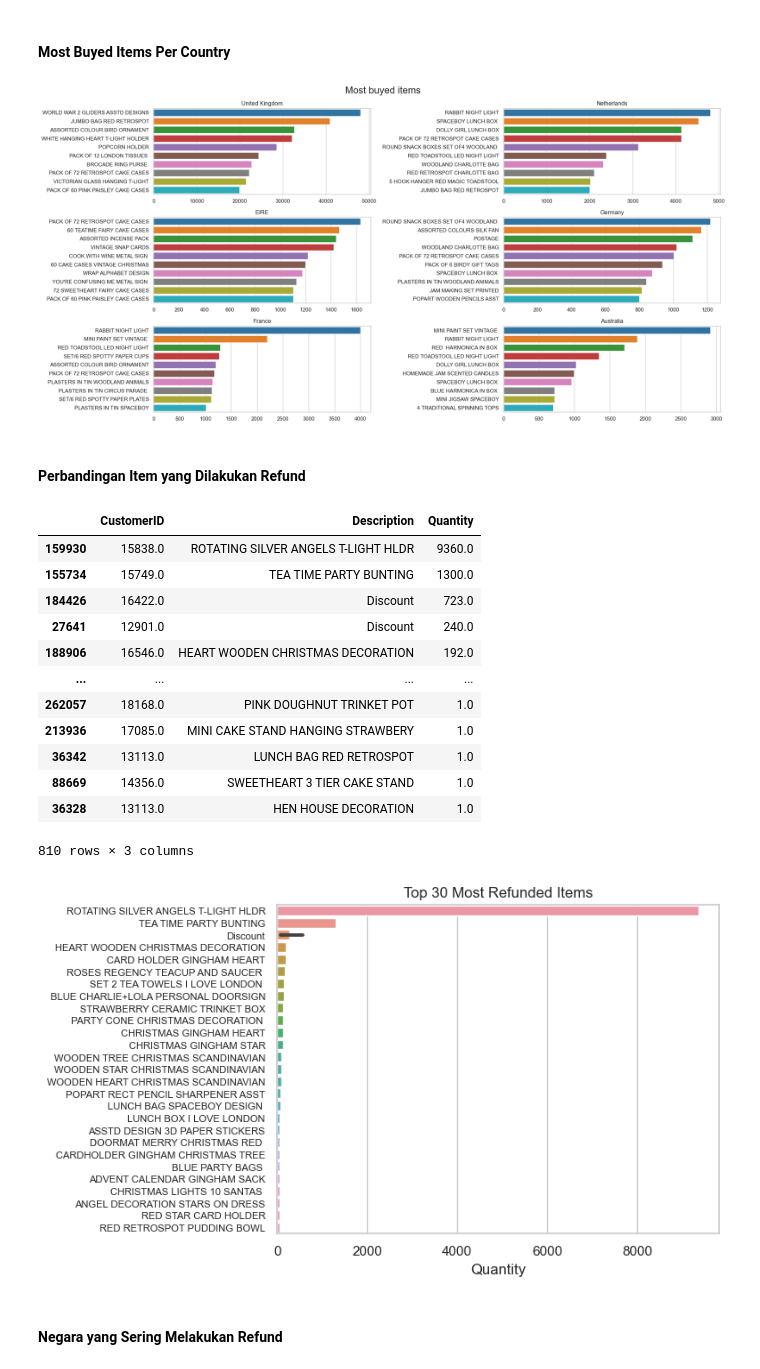
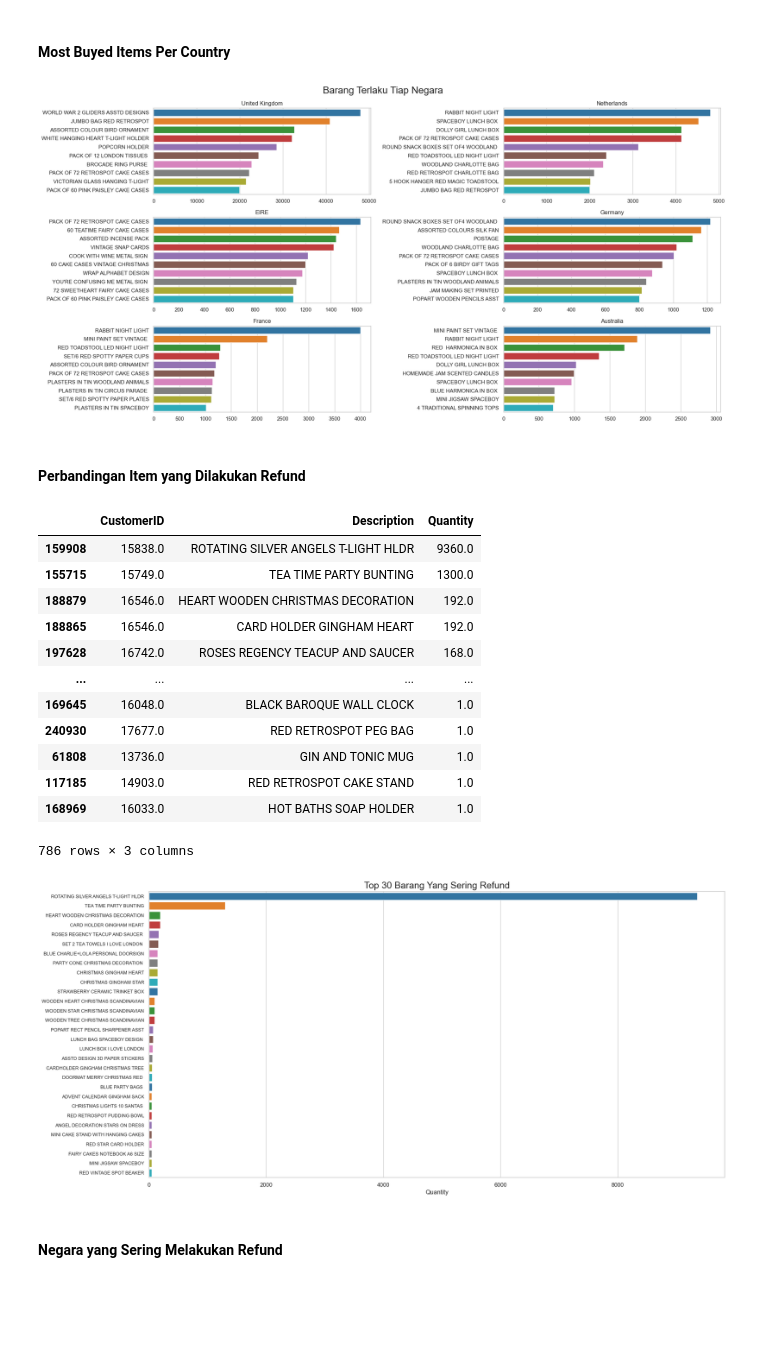
Before and after one commit to GLAZERadr/Data_Science_For_Industry_Task_3, a Jupyter notebook: Data_Exploration.ipynb, the cells around one changed output. Saved outputs shown, nothing was run; the diff lists cells and outputs as text; code cells hidden in the pictures; blank space fills up the shorter version.

```diff
--- a/Data_Exploration.ipynb
+++ b/Data_Exploration.ipynb
@@ -21,0 +36,3 @@ df.head()
+# %%
+clean = pd.read_csv('Dataset/clean_data_d_m_p_c.csv', encoding='utf-8')
+clean.head()
@@ -72,0 +86,2 @@ plt.show()
+# %%
+clean['Date'] = pd.to_datetime(clean['Date'])
@@ -72,0 +105,3 @@ plt.show()
+# %%
+#make day of week column
+clean['day_of_week'] = clean['Date'].dt.day_name()
@@ -159,7 +418,7 @@ plt.show()
 # %%
 #combine that most buyed items in one figure
 fig, axes = plt.subplots(3, 2, figsize=(20, 10))
-fig.suptitle('Most buyed items', fontsize=20)
+fig.suptitle('Barang Terlaku Tiap Negara', fontsize=20)
 for ax, item in zip(axes.flatten(), quantity_per_country['Country'].head(6)):
     sns.barplot(data=favourite_item[favourite_item['Country']==item].head(10), x='Quantity', y='Description', palette='tab10', ax=ax)
     ax.set_title(item)
@@ -168,37 +427,38 @@ for ax, item in zip(axes.flatten(), quantity_per_country['Country'].head(6)):
 plt.tight_layout()
 plt.show()
 # %% [output]
-[figure, old version]
+[figure, new version]
 # %% [markdown]
 #### Perbandingan Item yang Dilakukan Refund
 # %%
-refunded_item = df.groupby(['CustomerID', 'Description'])['Quantity'].agg('sum').reset_index().sort_values('Quantity', ascending=True)
+refunded_item = clean.groupby(['CustomerID', 'Description'])['Quantity'].agg('sum').reset_index().sort_values('Quantity', ascending=True)
 refunded_item = refunded_item[refunded_item['Quantity'] < 0]
 refunded_item['Quantity'] = refunded_item['Quantity'] * -1
 refunded_item
 # %% [output]
 |  | CustomerID | Description | Quantity |
-| 159930 | 15838.0 | ROTATING SILVER ANGELS T-LIGHT HLDR | 9360.0 |
-| 155734 | 15749.0 | TEA TIME PARTY BUNTING | 1300.0 |
-| 184426 | 16422.0 | Discount | 723.0 |
-| 27641 | 12901.0 | Discount | 240.0 |
-| 188906 | 16546.0 | HEART WOODEN CHRISTMAS DECORATION | 192.0 |
+| 159908 | 15838.0 | ROTATING SILVER ANGELS T-LIGHT HLDR | 9360.0 |
+| 155715 | 15749.0 | TEA TIME PARTY BUNTING | 1300.0 |
+| 188879 | 16546.0 | HEART WOODEN CHRISTMAS DECORATION | 192.0 |
+| 188865 | 16546.0 | CARD HOLDER GINGHAM HEART | 192.0 |
+| 197628 | 16742.0 | ROSES REGENCY TEACUP AND SAUCER | 168.0 |
 | ... | ... | ... | ... |
-| 262057 | 18168.0 | PINK DOUGHNUT TRINKET POT | 1.0 |
-| 213936 | 17085.0 | MINI CAKE STAND HANGING STRAWBERY | 1.0 |
-| 36342 | 13113.0 | LUNCH BAG RED RETROSPOT | 1.0 |
-| 88669 | 14356.0 | SWEETHEART 3 TIER CAKE STAND | 1.0 |
-| 36328 | 13113.0 | HEN HOUSE DECORATION | 1.0 |
+| 169645 | 16048.0 | BLACK BAROQUE WALL CLOCK | 1.0 |
+| 240930 | 17677.0 | RED RETROSPOT PEG BAG | 1.0 |
+| 61808 | 13736.0 | GIN AND TONIC MUG | 1.0 |
+| 117185 | 14903.0 | RED RETROSPOT CAKE STAND | 1.0 |
+| 168969 | 16033.0 | HOT BATHS SOAP HOLDER | 1.0 |
-810 rows × 3 columns
+786 rows × 3 columns
 # %%
-sns.barplot(data=refunded_item.head(30), x='Quantity', y='Description')
+plt.figure(figsize=(20,10))
+sns.barplot(data=refunded_item.head(30), x='Quantity', y='Description', palette='tab10')
 plt.xlabel('Quantity')
 plt.ylabel('')
-plt.title('Top 30 Most Refunded Items')
-plt.yticks(fontsize=8)
+plt.title('Top 30 Barang Yang Sering Refund', fontsize=18)
+plt.yticks(fontsize=9)
 plt.show()
 # %% [output]
-[figure, old version]
+[figure, new version]
 # %% [markdown]
 #### Negara yang Sering Melakukan Refund
 # %%
```
Also changed, not shown: parts of 84 cells of this notebook, 4 other files.
